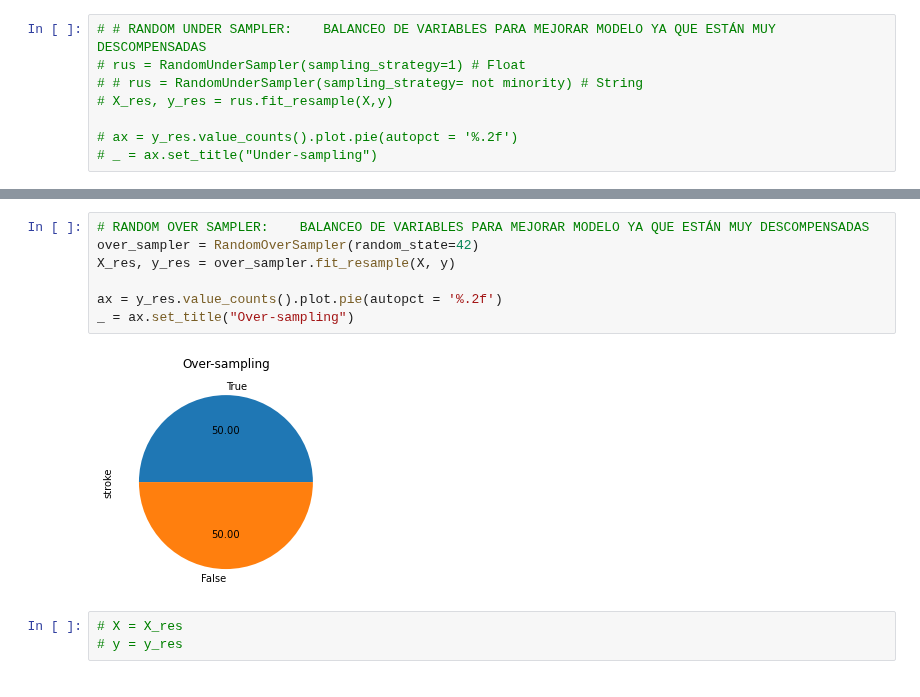
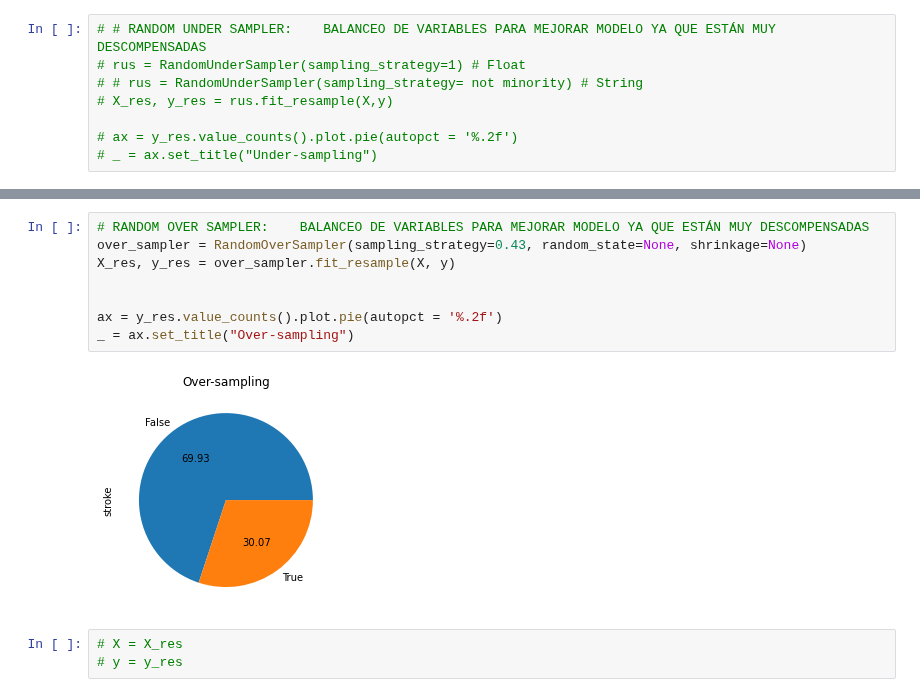
Before and after one commit to Factoria-F5-AI-Bootcamp-1-Edicion/Equipo-Corazon, a Jupyter notebook: stroke_ictus.ipynb, the cells around one changed output, grey strips where cells are left out. Saved outputs shown, nothing was run; the diff lists cells and outputs as text.

```diff
--- a/stroke_ictus.ipynb
+++ b/stroke_ictus.ipynb
@@ -393,12 +402,13 @@ y = df["stroke"]
 # %%
 # RANDOM OVER SAMPLER:    BALANCEO DE VARIABLES PARA MEJORAR MODELO YA QUE ESTÁN MUY DESCOMPENSADAS
-over_sampler = RandomOverSampler(random_state=42)
+over_sampler = RandomOverSampler(sampling_strategy=0.43, random_state=None, shrinkage=None)
 X_res, y_res = over_sampler.fit_resample(X, y)
+
 
 ax = y_res.value_counts().plot.pie(autopct = '%.2f')
 _ = ax.set_title("Over-sampling")
 # %% [output]
-[figure, old version]
+[figure, new version]
 # %%
 # X = X_res
 # y = y_res
```
Also changed, not shown: parts of 14 cells of this notebook.
